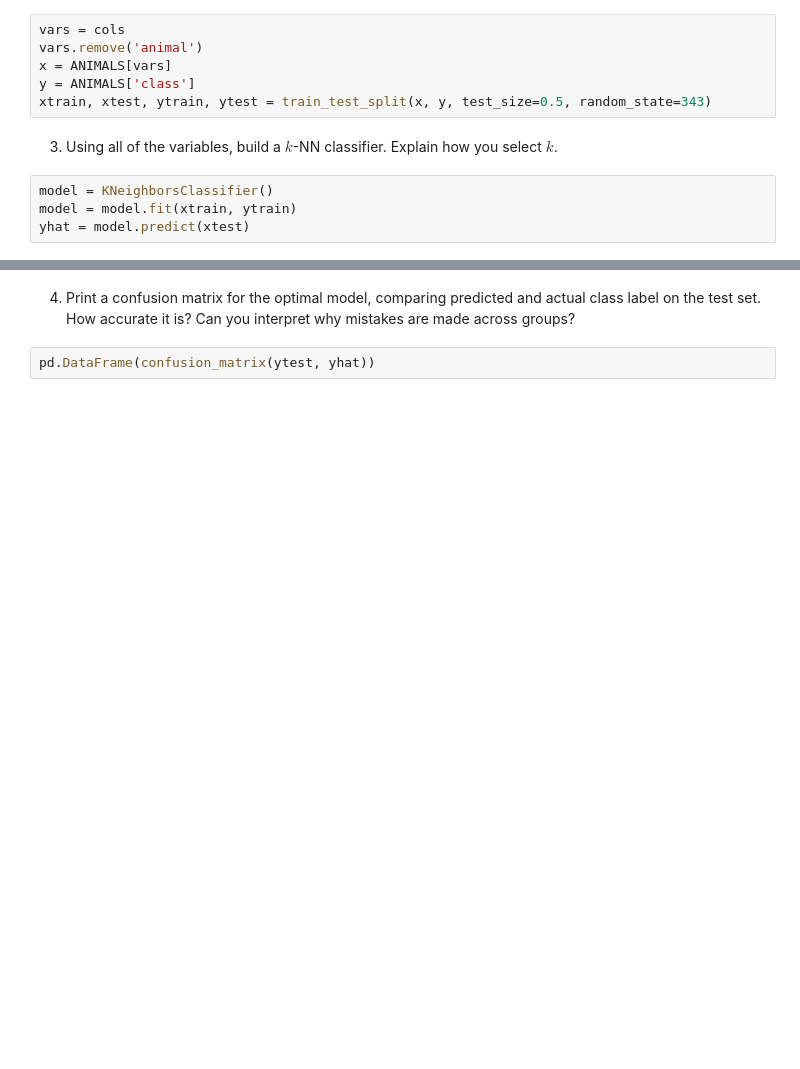
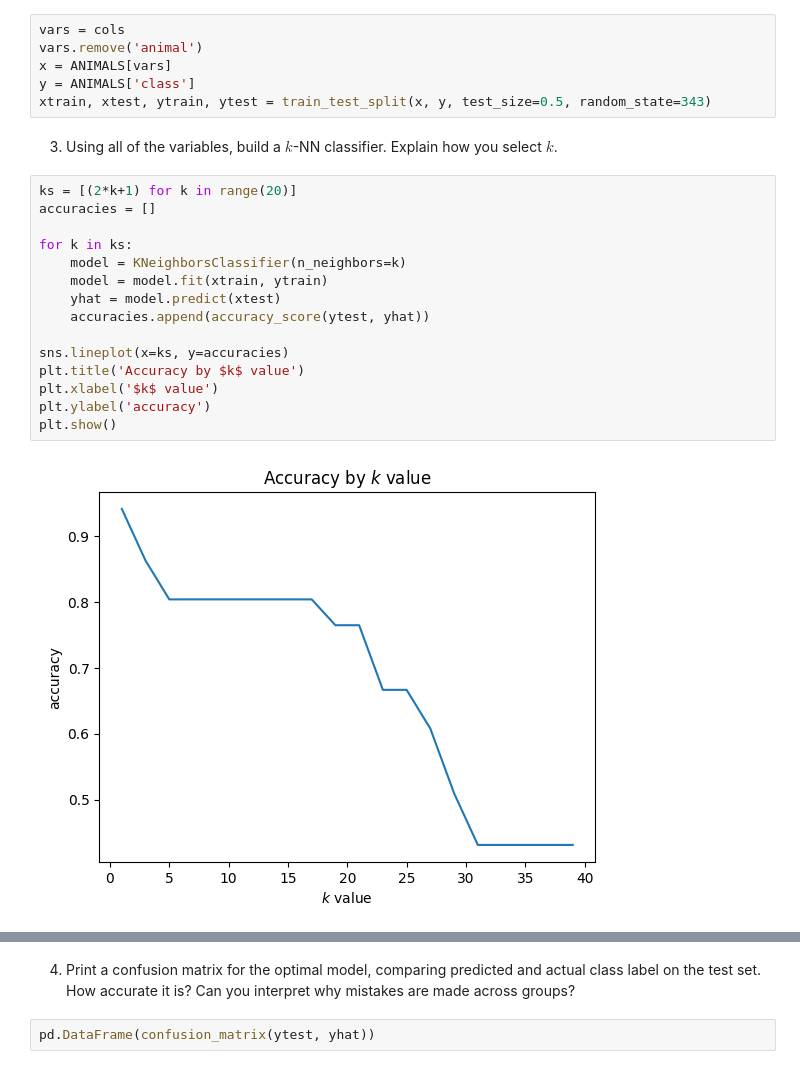
Before and after one commit to syd-nguyen/ds3021-assignments, a Jupyter notebook: assignments/02_assignment_knn.ipynb, the cells around one changed output, grey strips where cells are left out. Drawn from its saved outputs; the diff is of its cells as text; blank space fills up the shorter version.

```diff
--- a/assignments/02_assignment_knn.ipynb
+++ b/assignments/02_assignment_knn.ipynb
@@ -581,6 +580,19 @@ xtrain, xtest, ytrain, ytest = train_test_split(x, y, test_size=0.5, random_stat
 # %% [markdown]
 3. Using all of the variables, build a $k$-NN classifier. Explain how you select $k$.
 # %%
-model = KNeighborsClassifier()
-model = model.fit(xtrain, ytrain)
-yhat = model.predict(xtest)
+ks = [(2*k+1) for k in range(20)]
+accuracies = []
+
+for k in ks:
+    model = KNeighborsClassifier(n_neighbors=k)
+    model = model.fit(xtrain, ytrain)
+    yhat = model.predict(xtest)
+    accuracies.append(accuracy_score(ytest, yhat))
+
+sns.lineplot(x=ks, y=accuracies)
+plt.title('Accuracy by $k$ value')
+plt.xlabel('$k$ value')
+plt.ylabel('accuracy')
+plt.show()
+# %% [output]
+[figure, added]
```
Also changed, not shown: parts of 16 cells of this notebook.
